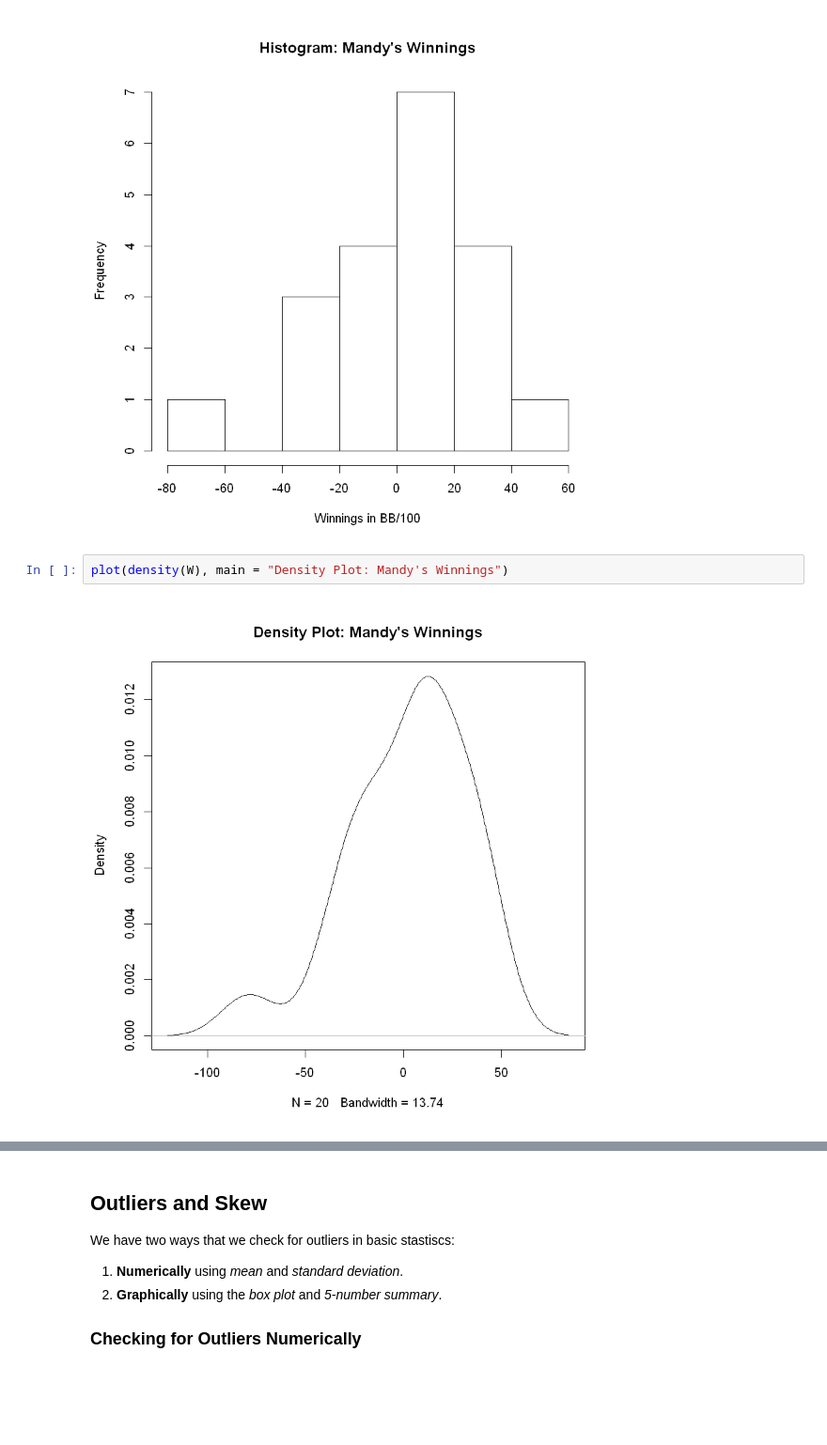
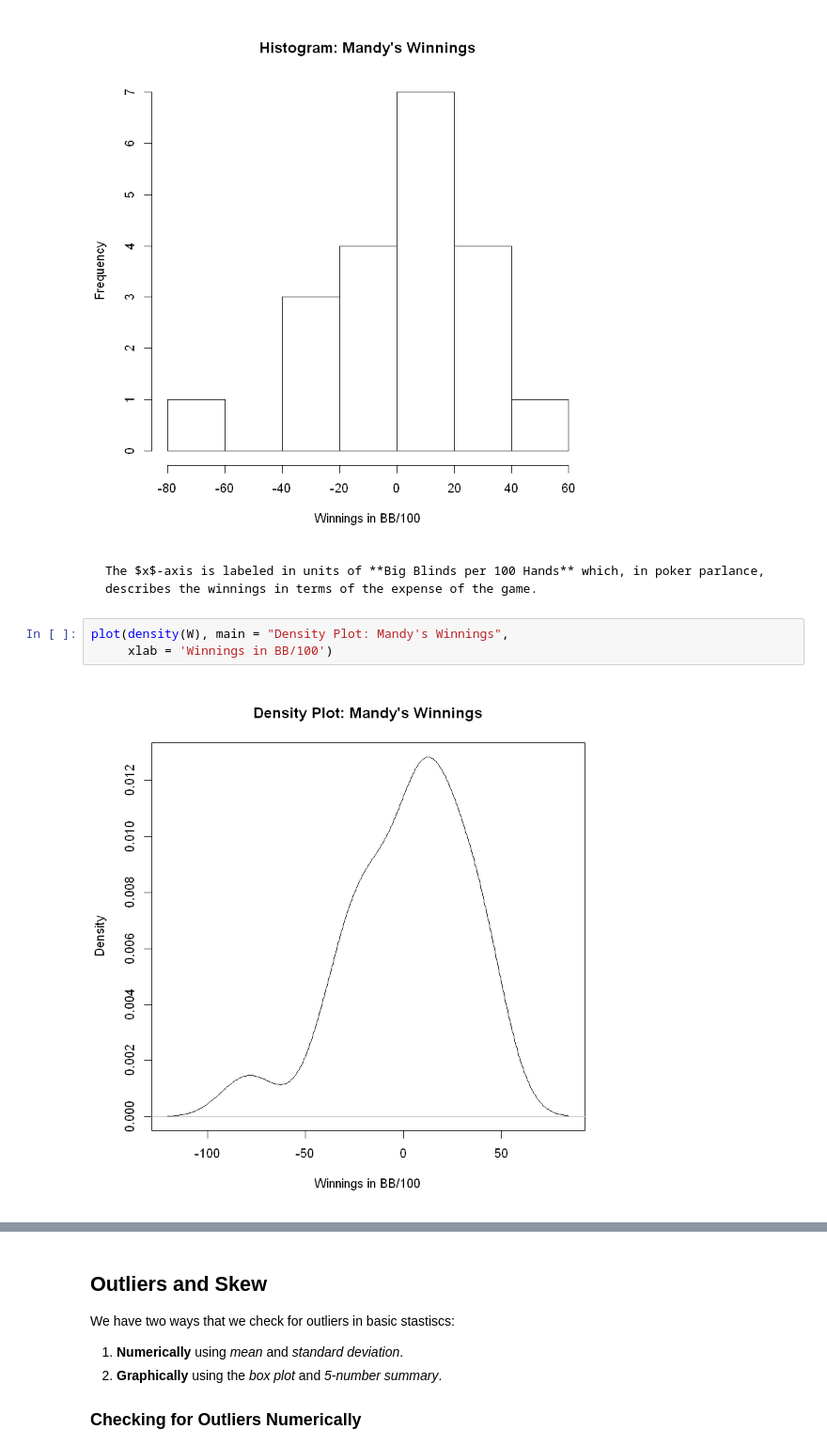
Before and after one commit to StraightDraw/probstat, a Jupyter notebook: S1.ipynb, the cells around one changed output, grey strips where cells are left out. Shown at 94% size. Saved outputs shown, nothing was run; the diff lists cells and outputs as text; blank space fills up the shorter version.

````diff
--- a/S1.ipynb
+++ b/S1.ipynb
@@ -109,8 +111,13 @@ hist(W,
      xlab = 'Winnings in BB/100')
 # %% [output]
 [figure]
+# %% [markdown]
+```{tip}
+The $x$-axis is labeled in units of **Big Blinds per 100 Hands** which, in poker parlance, describes the winnings in terms of the expense of the game.
+```
 # %%
-plot(density(W), main = "Density Plot: Mandy's Winnings")
+plot(density(W), main = "Density Plot: Mandy's Winnings",
+     xlab = 'Winnings in BB/100')
 # %% [output]
-[figure, old version]
+[figure, new version]
 # %% [markdown]
````
Also changed, not shown: parts of 4 cells of this notebook, 7 other files.
